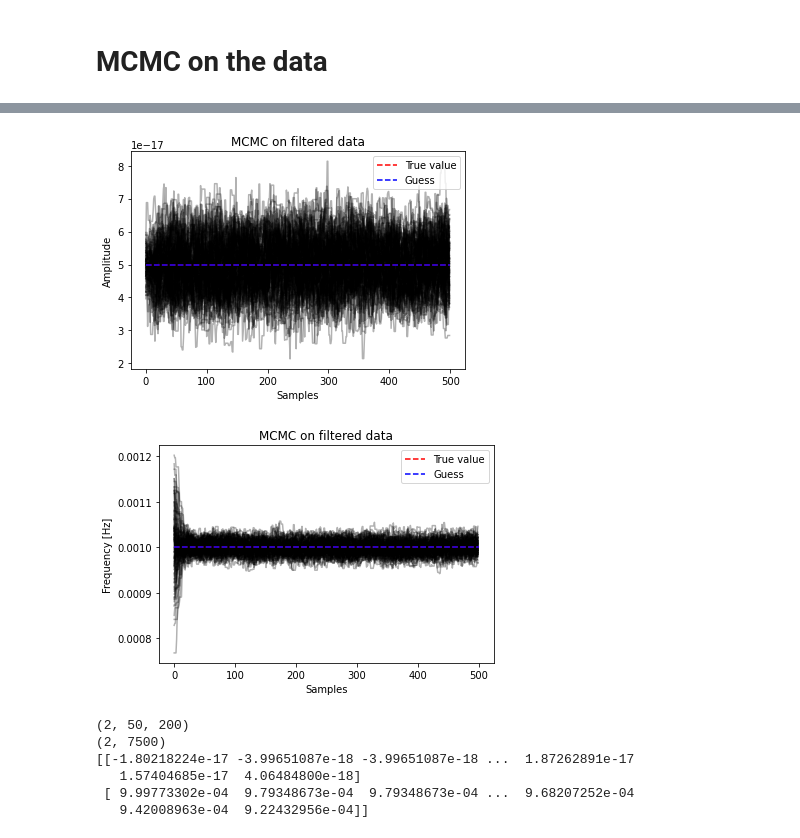
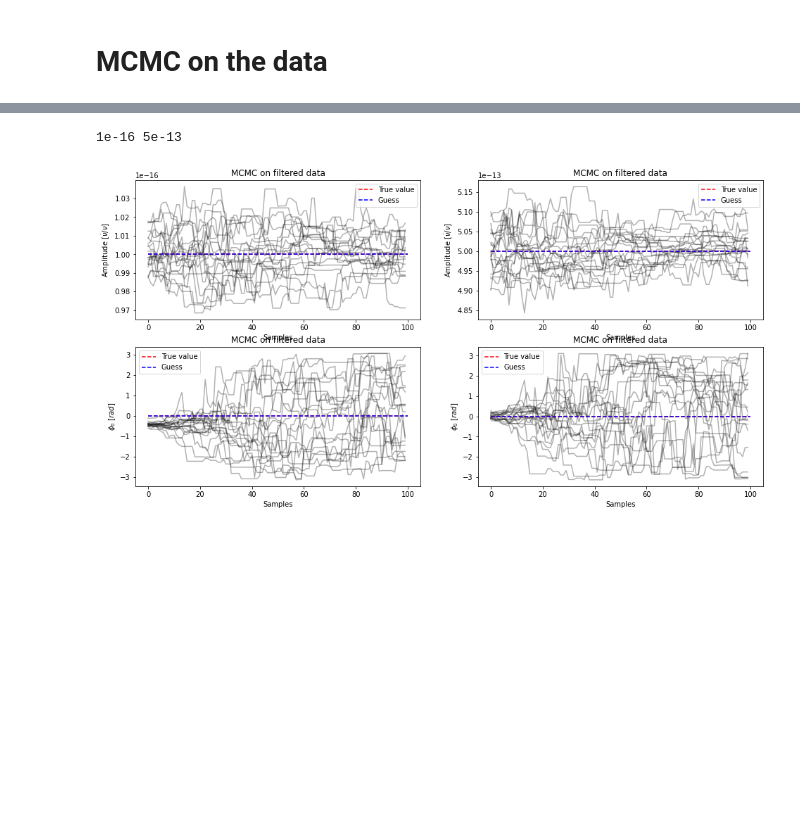
Before and after one commit to BartOuwehand/MP1_LISA, a Jupyter notebook: MCMC_parameter_fit_nophi0.ipynb, the cells around one changed output, grey strips where cells are left out. Saved outputs shown, nothing was run; the diff lists cells and outputs as text; code cells hidden in the pictures; blank space fills up the shorter version.

```diff
--- a/MCMC_parameter_fit_nophi0.ipynb
+++ b/MCMC_parameter_fit_nophi0.ipynb
@@ -382,6 +372,6 @@ def lnprob(theta, t, y):
 # %%
 # Set up the properties of the problem.
-ndim, nwalkers = 2, 100
+ndim, nwalkers = 4, 20
 
 # My guess at a solution
 print ("A_true = {}, f_true = {}, phi0 = {}".format(Amp_true,f_true,phi0_true))
@@ -393,14 +383,16 @@ A_true = 5e-17, f_true = 0.001, phi0 = 0
 
 # pos_Amp = Amp_guess + 0.01*Amp_guess*np.random.randn(nwalkers)
 # pos_f = f_guess + 0.01*f_guess*np.random.randn(nwalkers)
+pos_Amp = np.zeros((Ngalbins,nwalkers))
+pos_phi0 = np.zeros((Ngalbins,nwalkers))
+for i in range(Ngalbins):
+    pos_Amp[i] = Amp_guess[i] * (1 + 0.01*np.random.randn(nwalkers))
+    pos_phi0[i] = phi0_guess[i] + 0.1*np.random.randn(nwalkers)
 
-pos_Amp = Amp_guess * (1 + 0.1*np.random.randn(nwalkers))
-pos_f = f_guess * (1 + 0.1*np.random.randn(nwalkers))
-
-# pos_phi0 = phi0_guess +1e-2*np.random.randn(nwalkers)
-
-pos = np.array([pos_Amp,pos_f]).T
+# pos = np.array([pos_Amp,pos_f]).T
+pos = np.array([*pos_Amp,*pos_phi0]).T
 # pos = np.array([theta_guess + 1e-4*np.random.randn(ndim) for i in range(nwalkers)])
+print (pos.shape)
 # print (pos)
 
 # pos = [theta_guess + 1e-4*np.random.randn(ndim) for i in range(nwalkers)]
@@ -410,7 +404,7 @@ pos = np.array([pos_Amp,pos_f]).T
 sampler = emcee.EnsembleSampler(nwalkers, ndim, lnprob, args=(fsdata[0], fsdata[1]))
 
 # Determines how many steps the walkers take. Usually the first 25/50 steps have to be neglected
-MCMC_steps = 500
+MCMC_steps = 100
 # %%
 # Run sampler for MCMC_steps steps, now with progress bar :)
 
@@ -480,51 +435,47 @@ print (sampler.chain[:,:,0])
+# %%
+print(*theta_true[0])
+# %% [output]
+1e-16 5e-13
 # %%
 # Plot the result
 
-for i, ylab in zip([0,1],['Amplitude','Frequency [Hz]']):
-    plt.plot(sampler.chain[:,:,i].transpose(), color='black', alpha=0.3)
-    plt.plot([0,MCMC_steps],[theta_true[i]]*2,c='red',linestyle='dashed',label='True value')
-    plt.plot([0,MCMC_steps],[theta_guess[i]]*2,c='blue',linestyle='dashed',label='Guess')
-    plt.title("MCMC on filtered data")
-    plt.ylabel(ylab)
-    plt.legend()
-    plt.xlabel('Samples')
-    #plt.yscale('log')
-    #plt.ylim(0.9*np.min(sampler.chain[:,:,i]),1.1*np.max(sampler.chain[:,:,i]))
-    plt.show()
+fig,axs = plt.subplots(ndim//Ngalbins,Ngalbins, figsize=(16,int(2*ndim)))
+for j,ylab in zip(range(ndim),["Amplitude $[\dot{\\nu}/\\nu]$", '$\phi_0\ [rad]$']):
+    for i in range(Ngalbins):
+        axs[j,i].plot(sampler.chain[:,:,j*Ngalbins+i].transpose(), color='black', alpha=0.3)
+        axs[j,i].plot([0,MCMC_steps],[theta_true[j,i]]*2,c='red',linestyle='dashed',label='True value')
+        axs[j,i].plot([0,MCMC_steps],[theta_guess[j,i]]*2,c='blue',linestyle='dashed',label='Guess')
+        axs[j,i].set_title("MCMC on filtered data")
+        axs[j,i].set_ylabel(ylab)
+        axs[j,i].legend()
+        axs[j,i].set_xlabel('Samples')
+        #plt.yscale('log')
+        #plt.ylim(0.9*np.min(sampler.chain[:,:,i]),1.1*np.max(sampler.chain[:,:,i]))
+plt.show()
 
-
-# i=2
-# plt.plot(sampler.chain[:,:,i].transpose(), color='black', alpha=0.3)
-# plt.plot([0,MCMC_steps],[theta_true[i]]*2,c='red')
-# plt.title("MCMC on filtered data")
-# plt.ylabel('Phase offset [rad]')
-# plt.xlabel('Samples')
-# plt.ylim(phi0_prior)
-# plt.show()
 
 # plt.hist(phi0_values,bins=100)
 # plt.xlabel("Phase offset [rad]")
 # plt.ylabel("number of values")
 # plt.yscale('log')
 # plt.show()
 
 
-# # Extract MCMC data to speed up re-running code.
-for j,par in zip(range(2),["A","f"]):
-    filepath = 'measurements/MCMCfit'+par+'_nophi0.txt'
-    filecontent = Table(sampler.chain[:,:,j].transpose(), names=['w'+ str(i) for i in range(nwalkers) ])
-    ascii.write(filecontent, filepath, overwrite=True)
+# # # Extract MCMC data to speed up re-running code.
+# for j,par in zip(range(3),["A","f","phi0"]):
+#     filepath = 'measurements/MCMCfit'+par+'.txt'
+#     filecontent = Table(sampler.chain[:,:,j].transpose(), names=['w'+ str(i) for i in range(nwalkers) ])
+#     ascii.write(filecontent, filepath, overwrite=True)
 # %% [output]
-[figure, old version]
+[figure, new version]
-[figure, removed]
 # %%
 # After X samples, the mcmc stabalises so we cut away the part before that
 mcmc_cutoff = 50
 
 tmp0 = []
 tmp0_cut = []
-for j,par in zip(range(2),["A","f"]):
-    filepath = 'measurements/MCMCfit'+par+'_nophi0.txt'
+for j,par in zip(range(3),["A","f","phi0"]):
+    filepath = 'measurements/MCMCfit'+par+'.txt'
     tmp1 = []
     tmp2 = ascii.read(filepath)
     for i in range(nwalkers):
@@ -540,13 +491,6 @@ samples_cut = np.array(tmp0_cut)
 print (samples.shape)
 print (samples_cut.shape)
 print (samples_cut)
-# %% [output]
-(2, 50, 200)
-(2, 7500)
-[[-1.80218224e-17 -3.99651087e-18 -3.99651087e-18 ...  1.87262891e-17
-   1.57404685e-17  4.06484800e-18]
- [ 9.99773302e-04  9.79348673e-04  9.79348673e-04 ...  9.68207252e-04
-   9.42008963e-04  9.22432956e-04]]
 # %%
 def mcmc_plot(dat, step, cutoff, true, log, ylab):
     plt.plot([0,step],[true]*2,c='b',linestyle='dashed',linewidth=1,label='True value')
```
Also changed, not shown: parts of 19 cells of this notebook, 2 other files.
